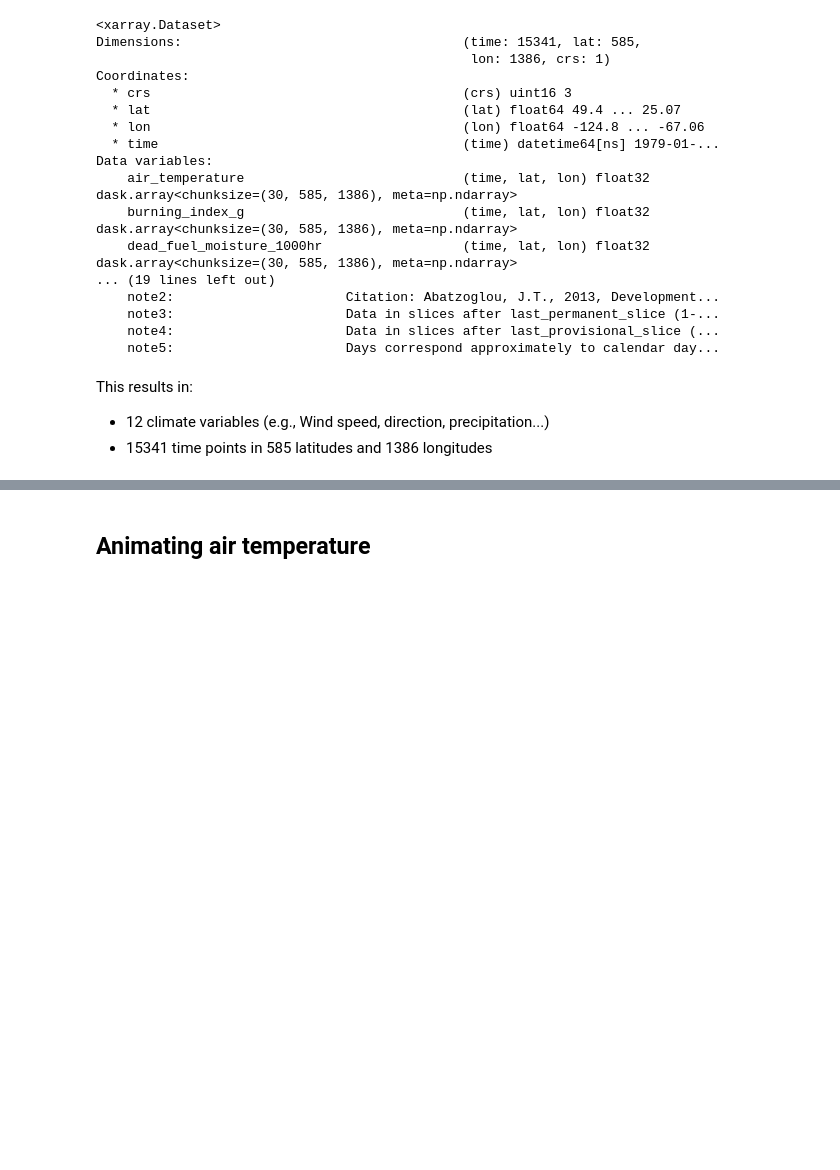
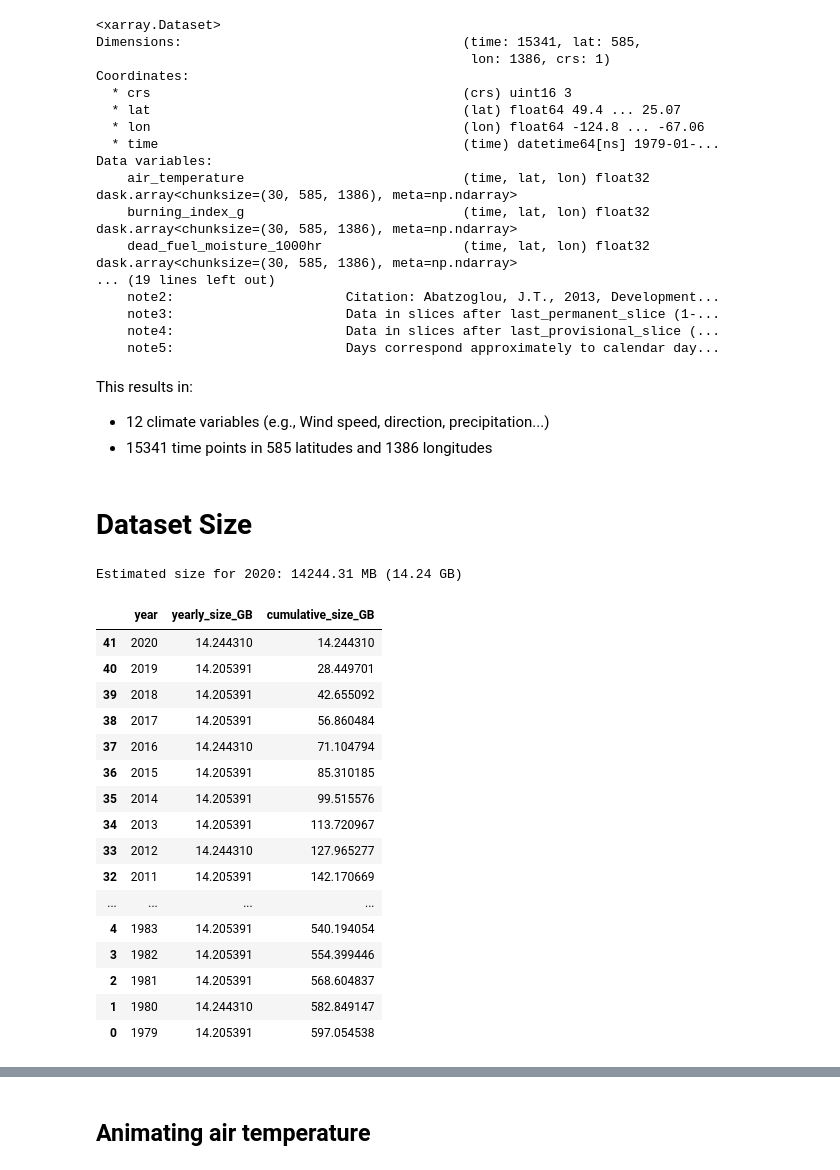
Before and after one commit to lucasihnen/microsoft_capstone_mbd_sept24_g3, a Jupyter notebook: Initial_Exploration.ipynb, the cells around one changed output, grey strips where cells are left out. Cells and saved outputs as stored; diff of their text form; code cells hidden in the pictures; blank space fills up the shorter version.

```diff
--- a/Initial_Exploration.ipynb
+++ b/Initial_Exploration.ipynb
@@ -46,3 +46,71 @@ Data variables:
 This results in:
 - 12 climate variables (e.g., Wind speed, direction, precipitation...)
 - 15341 time points in 585 latitudes and 1386 longitudes
+# %% [markdown]
+# Dataset Size
+# %%
+# Step 1: Slice the dataset for 2020
+
+ds_2020 = ds.sel(time=slice("2020-01-01", "2020-12-31"))
+
+# Step 2: Estimate memory usage by summing sizes of Dask arrays (in bytes)
+total_bytes = sum(v.data.nbytes for v in ds_2020.data_vars.values())
+
+# Convert to megabytes (or gigabytes)
+total_MB = total_bytes / 1e6
+total_GB = total_bytes / 1e9
+
+print(f"Estimated size for 2020: {total_MB:.2f} MB ({total_GB:.2f} GB)")
+# %% [output]
+Estimated size for 2020: 14244.31 MB (14.24 GB)
+# %%
+import pandas as pd
+
+# List of years to evaluate
+years = list(range(1979, 2021))
+
+# Initialize list to collect sizes
+size_info = []
+
+# Iterate over years and estimate memory size
+for year in years:
+    # Slice dataset for the given year
+    ds_year = ds.sel(time=slice(f"{year}-01-01", f"{year}-12-31"))
+
+    # Sum of all Dask array sizes in bytes
+    total_bytes = sum(v.data.nbytes for v in ds_year.data_vars.values())
+
+    size_info.append({
+        "year": year,
+        "yearly_size_GB": total_bytes / 1e9
+    })
+
+# Create DataFrame
+df_sizes = pd.DataFrame(size_info)
+
+# Sort descending and compute cumulative size
+df_sizes = df_sizes.sort_values("year", ascending=False)
+df_sizes["cumulative_size_GB"] = df_sizes["yearly_size_GB"].cumsum()
+
+# Optional: sort back by year ascending
+df_sizes = df_sizes.sort_values("year")
+# %%
+df_sizes.sort_values("year", ascending=False)
+# %% [output]
+|  | year | yearly_size_GB | cumulative_size_GB |
+| 41 | 2020 | 14.244310 | 14.244310 |
+| 40 | 2019 | 14.205391 | 28.449701 |
+| 39 | 2018 | 14.205391 | 42.655092 |
+| 38 | 2017 | 14.205391 | 56.860484 |
+| 37 | 2016 | 14.244310 | 71.104794 |
+| 36 | 2015 | 14.205391 | 85.310185 |
+| 35 | 2014 | 14.205391 | 99.515576 |
+| 34 | 2013 | 14.205391 | 113.720967 |
+| 33 | 2012 | 14.244310 | 127.965277 |
+| 32 | 2011 | 14.205391 | 142.170669 |
+| ... | ... | ... | ... |
+| 4 | 1983 | 14.205391 | 540.194054 |
+| 3 | 1982 | 14.205391 | 554.399446 |
+| 2 | 1981 | 14.205391 | 568.604837 |
+| 1 | 1980 | 14.244310 | 582.849147 |
+| 0 | 1979 | 14.205391 | 597.054538 |
```
Also changed, not shown: parts of 8 cells of this notebook, 1 other file.
